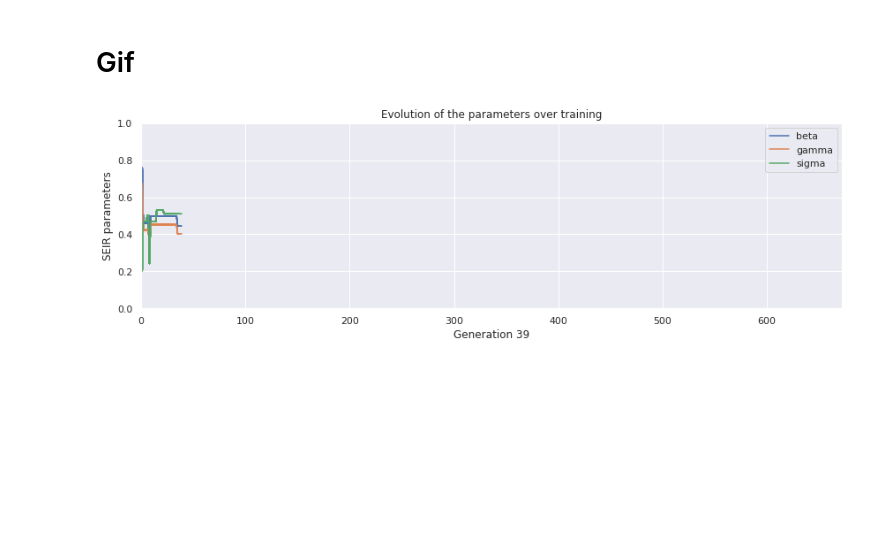
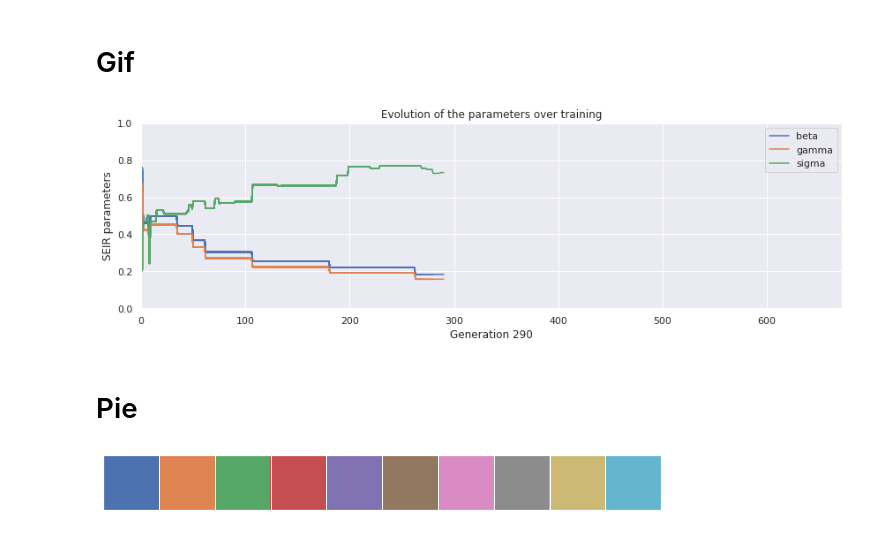
Before and after one commit to MGijon/BuildwithAI_Predictive_Algorithm, a Jupyter notebook: Data_exploration/plot design.ipynb, the cells around one changed output. Cells and saved outputs as stored; diff of their text form; code cells hidden in the pictures; blank space fills up the shorter version.

```diff
--- a/Data_exploration/plot design.ipynb
+++ b/Data_exploration/plot design.ipynb
@@ -80,27 +80,32 @@ plt.show()
 # %%
 fig, ax = plt.subplots(figsize=(12,4))
 fig.set_tight_layout(True)
 plt.xlim(0, params.shape[0])
 plt.ylim(0, 1)
 plt.title('Evolution of the parameters over training')
 palette = sns.color_palette()
 
 def update(i):
-
-
     label = 'Generation {0}'.format(i)
     data = params.iloc[:int(i+1)] #select data range
     sns.lineplot(x=data.index, y=data['beta'], data=data,label='beta',color=palette[0],ax=ax,legend=False)
     sns.lineplot(x=data.index, y=data['gamma'], data=data,label='gamma',color=palette[1],ax=ax,legend=False)
     sns.lineplot(x=data.index, y=data['sigma'], data=data,label='sigma',color=palette[2],ax=ax,legend=False)
 
     handles, labels = ax.get_legend_handles_labels()
     plt.legend(handles[:3],labels[:3])
     ax.set_ylabel('SEIR parameters')
     ax.set_xlabel(label)
     return ax
 
-anim = FuncAnimation(fig, update, frames=np.arange(0, 40), interval=200)
-anim.save('line.gif', dpi=80, writer='imagemagick')
+anim = FuncAnimation(fig, update, frames=np.arange(0, 300,10), interval=200)
+anim.save('../results/line.gif', dpi=80, writer='imagemagick')
 # %% [output]
-[figure, old version]
+[figure, new version]
+# %% [markdown]
+# Pie
+# %%
+palette = sns.color_palette()
+sns.palplot(palette)
+# %% [output]
+[figure, added]
```
Also changed, not shown: parts of 4 cells of this notebook.
